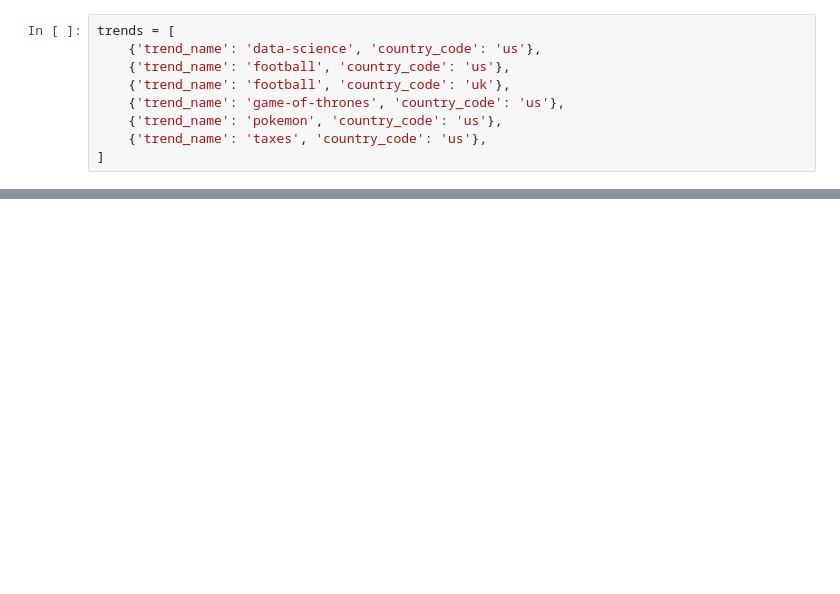
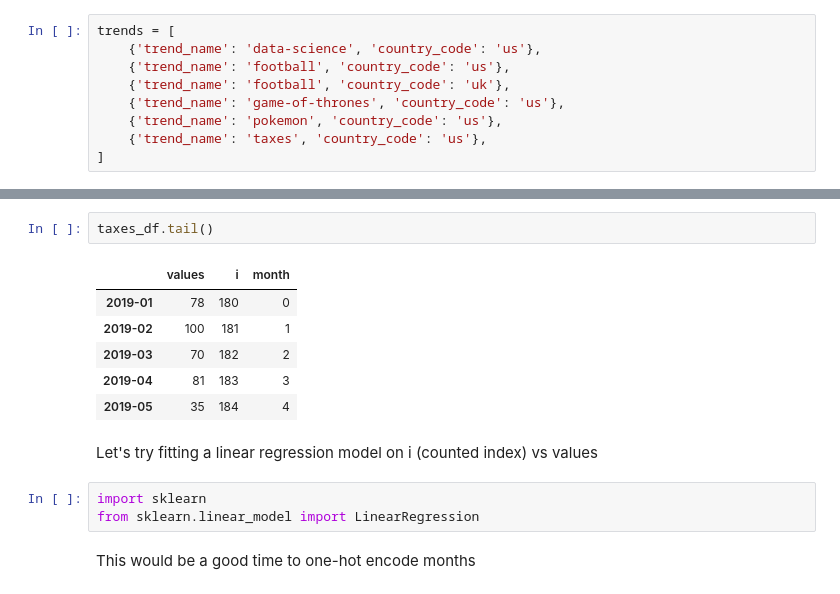
Before and after one commit to tsgreenwood-flatiron-data-science/time-series-examples, a Jupyter notebook: time-series-examples.ipynb, the cells around one changed output, grey strips where cells are left out. Drawn from its saved outputs; the diff is of its cells as text; blank space fills up the shorter version.

Commit message:
code along with time series

```diff
--- a/time-series-examples.ipynb
+++ b/time-series-examples.ipynb
@@ -27,0 +48,16 @@ np.random.shuffle(trend_dfs)
+# %%
+taxes_df.tail()
+# %% [output]
+|  | values | i | month |
+| 2019-01 | 78 | 180 | 0 |
+| 2019-02 | 100 | 181 | 1 |
+| 2019-03 | 70 | 182 | 2 |
+| 2019-04 | 81 | 183 | 3 |
+| 2019-05 | 35 | 184 | 4 |
+# %% [markdown]
+Let's try fitting a linear regression model on i (counted index) vs values
+# %%
+import sklearn
+from sklearn.linear_model import LinearRegression
+# %% [markdown]
+This would be a good time to one-hot encode months
```
Also changed, not shown: parts of 14 cells of this notebook.
